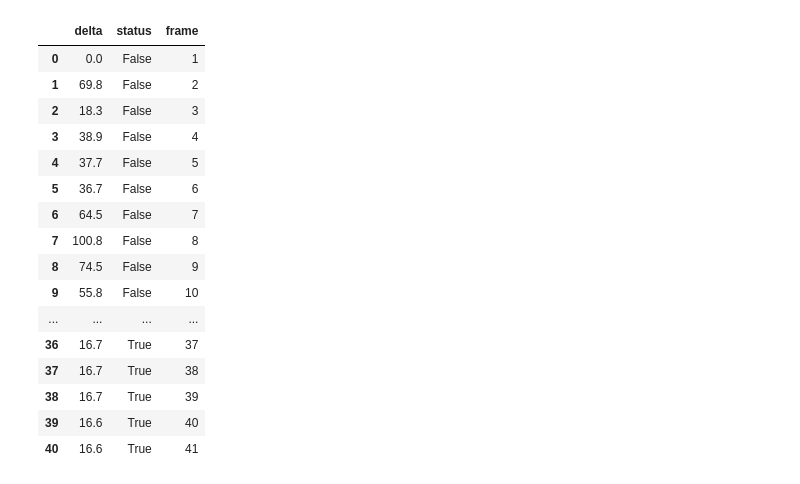
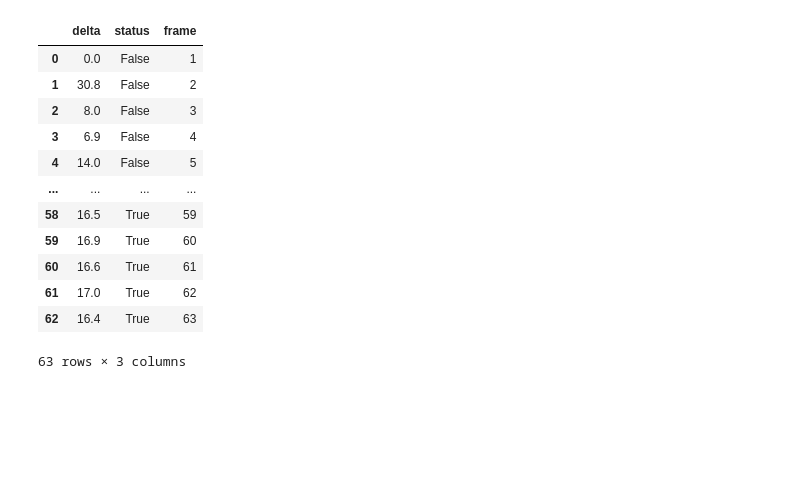
Before and after one commit to qqyzk/loadWebXR, a Jupyter notebook: visualize/delta.ipynb, the cells around one changed output. Cells and saved outputs as stored; diff of their text form; code cells hidden in the pictures; blank space fills up the shorter version.

```diff
--- a/visualize/delta.ipynb
+++ b/visualize/delta.ipynb
@@ -6,31 +6,27 @@ import os
 # %%
 
 # 1. 检查并读取数据文件
-file_path = "./data/tmp.json"  # 假设文件已移动到当前目录
+file_path = "./data/changetodelay.json"  # 假设文件已移动到当前目录
 
 with open(file_path, 'r') as f:
     data = json.load(f)
 df = pd.DataFrame(data)
 df['frame'] = df.index + 1  # 添加帧序号列 (从1开始)
 df
 # %% [output]
 |  | delta | status | frame |
 | 0 | 0.0 | False | 1 |
-| 1 | 69.8 | False | 2 |
-| 2 | 18.3 | False | 3 |
-| 3 | 38.9 | False | 4 |
-| 4 | 37.7 | False | 5 |
-| 5 | 36.7 | False | 6 |
-| 6 | 64.5 | False | 7 |
-| 7 | 100.8 | False | 8 |
-| 8 | 74.5 | False | 9 |
-| 9 | 55.8 | False | 10 |
+| 1 | 30.8 | False | 2 |
+| 2 | 8.0 | False | 3 |
+| 3 | 6.9 | False | 4 |
+| 4 | 14.0 | False | 5 |
 | ... | ... | ... | ... |
-| 36 | 16.7 | True | 37 |
-| 37 | 16.7 | True | 38 |
-| 38 | 16.7 | True | 39 |
-| 39 | 16.6 | True | 40 |
-| 40 | 16.6 | True | 41 |
+| 58 | 16.5 | True | 59 |
+| 59 | 16.9 | True | 60 |
+| 60 | 16.6 | True | 61 |
+| 61 | 17.0 | True | 62 |
+| 62 | 16.4 | True | 63 |
+63 rows × 3 columns
 # %%
 critical_frame = None
 for i in range(1, len(df)):
```
Also changed, not shown: parts of 1 cell of this notebook, 6 other files.
